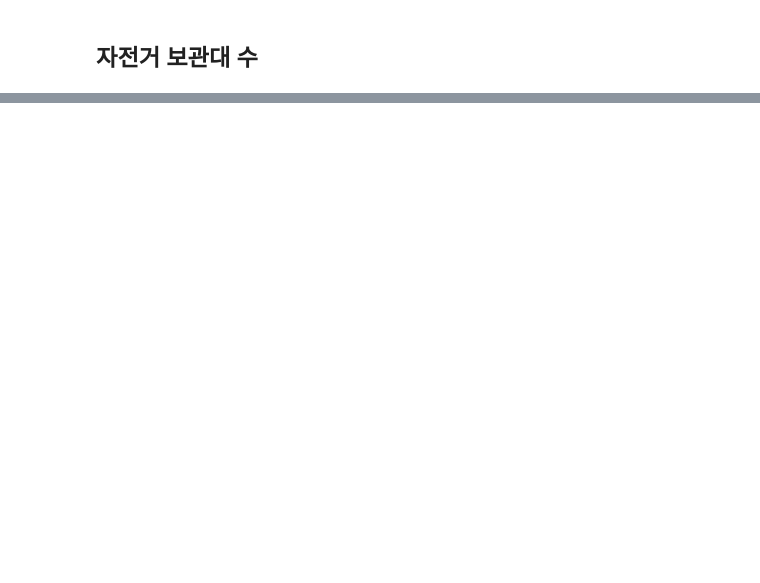
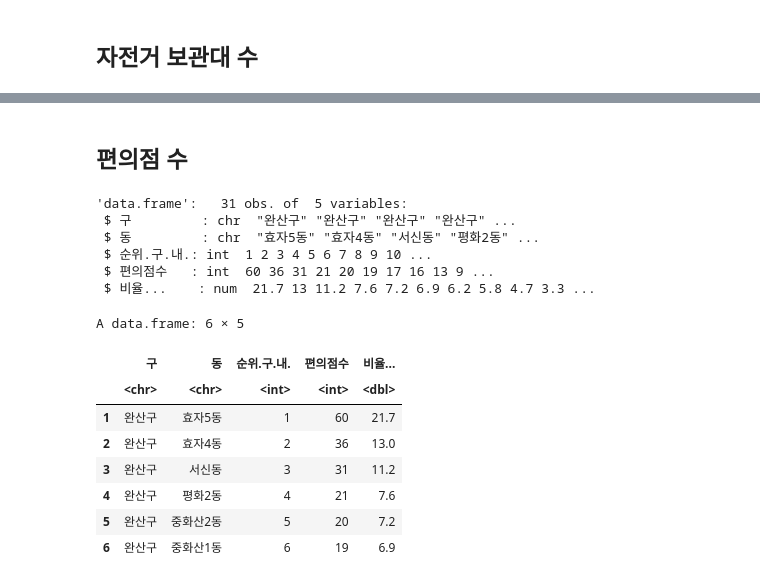
Before and after one commit to ycw0363/jeonju, a Jupyter notebook: 데이터 정리.ipynb, the cells around one changed output, grey strips where cells are left out. Saved outputs shown, nothing was run; the diff lists cells and outputs as text; code cells hidden in the pictures; blank space fills up the shorter version.

```diff
--- a/데이터 정리.ipynb
+++ b/데이터 정리.ipynb
@@ -257,0 +592,21 @@ jj처럼 정리할 수 있음 (동별로 데이터 정리!)
+# %% [markdown]
+## 편의점 수
+# %%
+str(cvstore)
+head(cvstore)
+# %% [output]
+'data.frame':   31 obs. of  5 variables:
+ $ 구         : chr  "완산구" "완산구" "완산구" "완산구" ...
+ $ 동         : chr  "효자5동" "효자4동" "서신동" "평화2동" ...
+ $ 순위.구.내.: int  1 2 3 4 5 6 7 8 9 10 ...
+ $ 편의점수   : int  60 36 31 21 20 19 17 16 13 9 ...
+ $ 비율...    : num  21.7 13 11.2 7.6 7.2 6.9 6.2 5.8 4.7 3.3 ...
+A data.frame: 6 × 5
+|  | 구 | 동 | 순위.구.내. | 편의점수 | 비율... |
+|  | <chr> | <chr> | <int> | <int> | <dbl> |
+| 1 | 완산구 | 효자5동 | 1 | 60 | 21.7 |
+| 2 | 완산구 | 효자4동 | 2 | 36 | 13.0 |
+| 3 | 완산구 | 서신동 | 3 | 31 | 11.2 |
+| 4 | 완산구 | 평화2동 | 4 | 21 | 7.6 |
+| 5 | 완산구 | 중화산2동 | 5 | 20 | 7.2 |
+| 6 | 완산구 | 중화산1동 | 6 | 19 | 6.9 |
```
Also changed, not shown: parts of 65 cells of this notebook.
